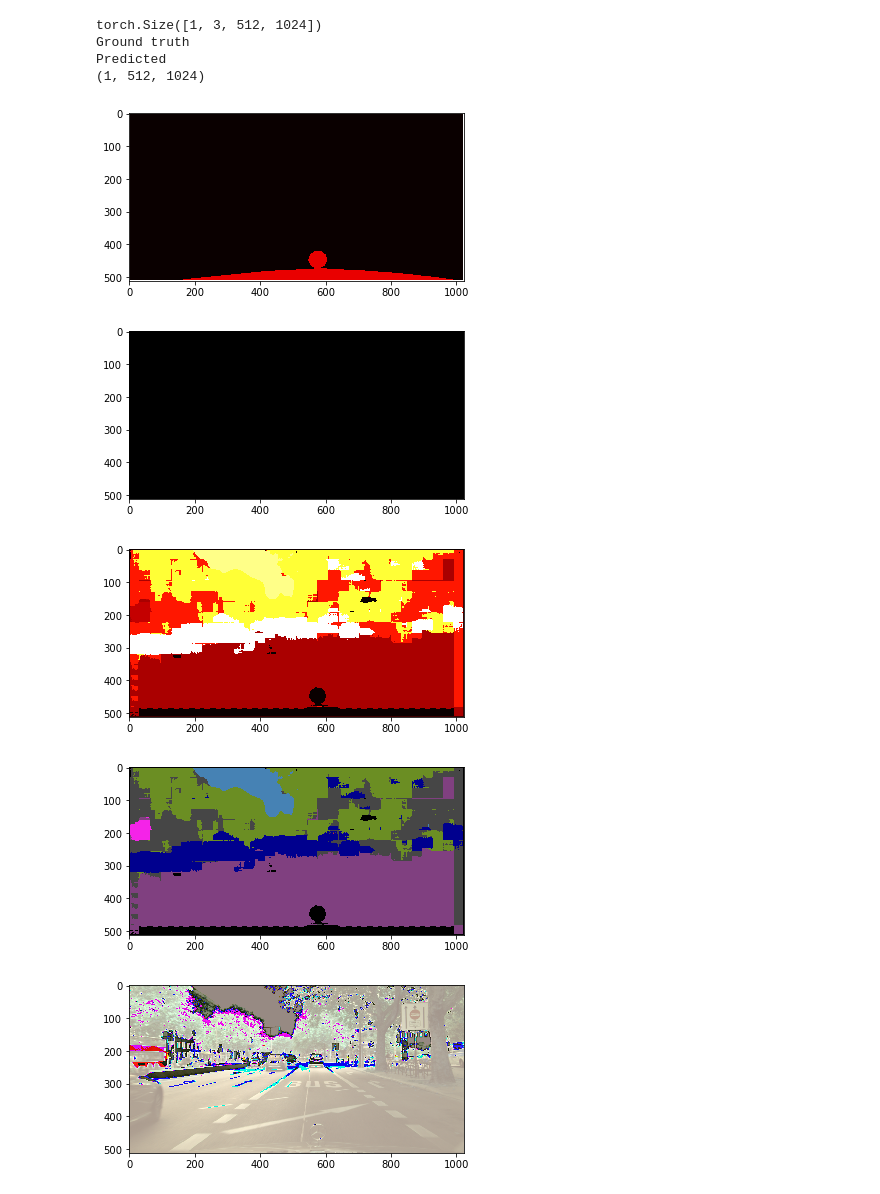
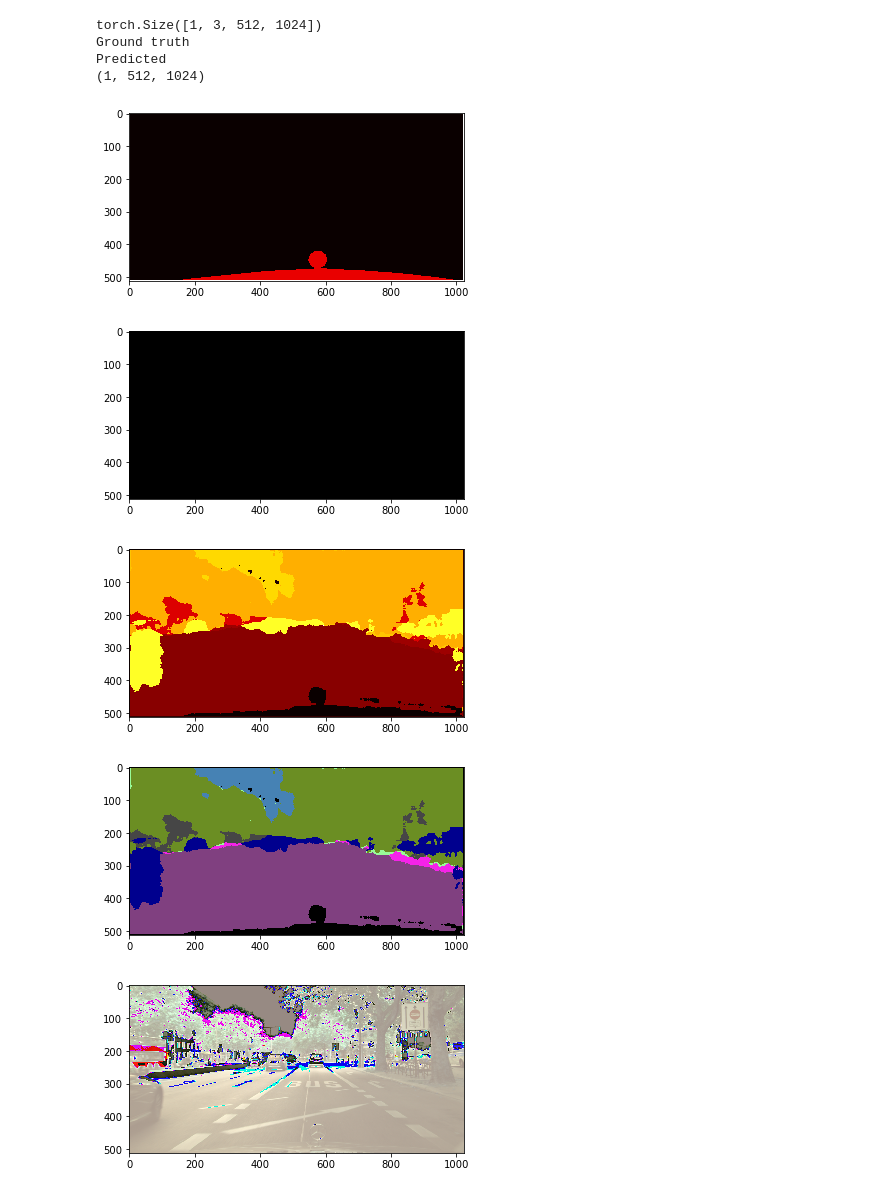
Before and after one commit to ChandhiniG/Neural-Networks, a Jupyter notebook: PA3/Colored_output.ipynb, the cells around one changed output. Drawn from its saved outputs; the diff is of its cells as text; code cells hidden in the pictures.

Commit message:
fixed exploding loss in additional architecture

```diff
--- a/PA3/Colored_output.ipynb
+++ b/PA3/Colored_output.ipynb
@@ -27,7 +27,7 @@ val_loader = DataLoader(dataset=val_dataset,
                           shuffle=True)
 
 use_gpu = torch.cuda.is_available()
-model = torch.load('best_model1')
+model = torch.load('best_model')
 
 def val(epoch,flag = True):
     # Complete this function - Calculate loss, accuracy and IoU for every epoch
@@ -89,34 +89,34 @@ for iter, (X, tar, Y) in enumerate(test_loader):
     print("Predicted")
     pred = model(X.cuda())
     Y = pred.argmax(dim = 1)
     Y = Y.cpu().data.numpy()
     plt.imshow(Y[0], cmap='hot', interpolation='nearest')
     plt.figure()
     print(Y.shape)
     img = np.zeros((Y.shape[1],Y.shape[2],3))
     for ind in range(n_class):
         arg = np.argwhere(Y[0]==ind)
         img[arg[:,0],arg[:,1],0] = labels_classes[ind].color[0]
         img[arg[:,0],arg[:,1],1] = labels_classes[ind].color[1]
         img[arg[:,0],arg[:,1],2] = labels_classes[ind].color[2]
     plt.imshow(img.astype(np.uint8))
-    plt.imsave('test.png',img.astype(np.uint8))
+    plt.imsave('additional_architecture.png',img.astype(np.uint8))
     plt.figure()
     to_pil = torchvision.transforms.ToPILImage()
     img = to_pil(X[0])
     plt.imshow(img)
     break
 #     if use_gpu:
 #         X = X.cuda()
 #     else:
 #         X,tar= X.cpu()
 # %% [output]
 torch.Size([1, 3, 512, 1024])
 Ground truth
 Predicted
 (1, 512, 1024)
 [figure]
 [figure]
-[figure, old version]
+[figure, new version]
-[figure, old version]
+[figure, new version]
 [figure]
```
Also changed, not shown: 7 other files.
